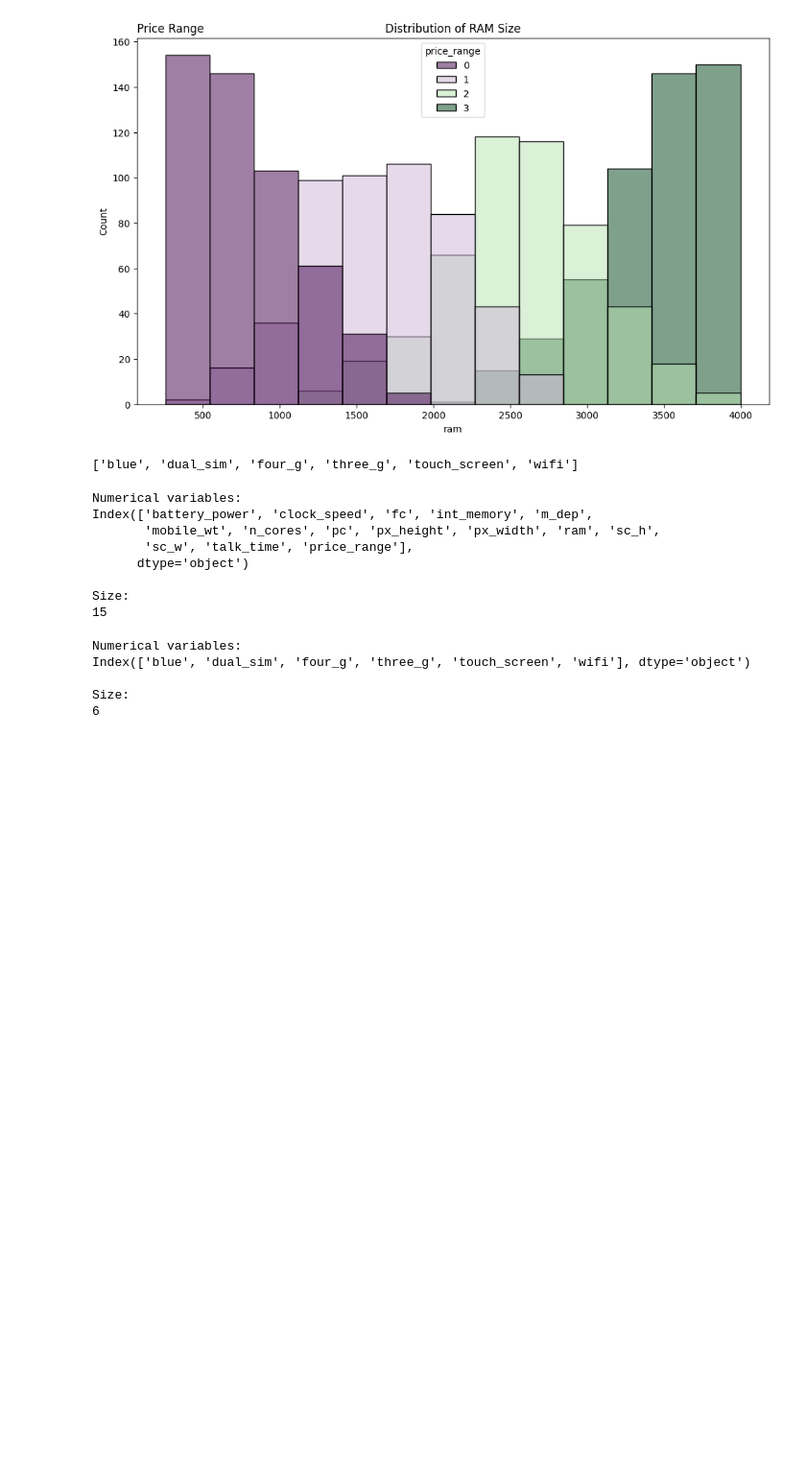
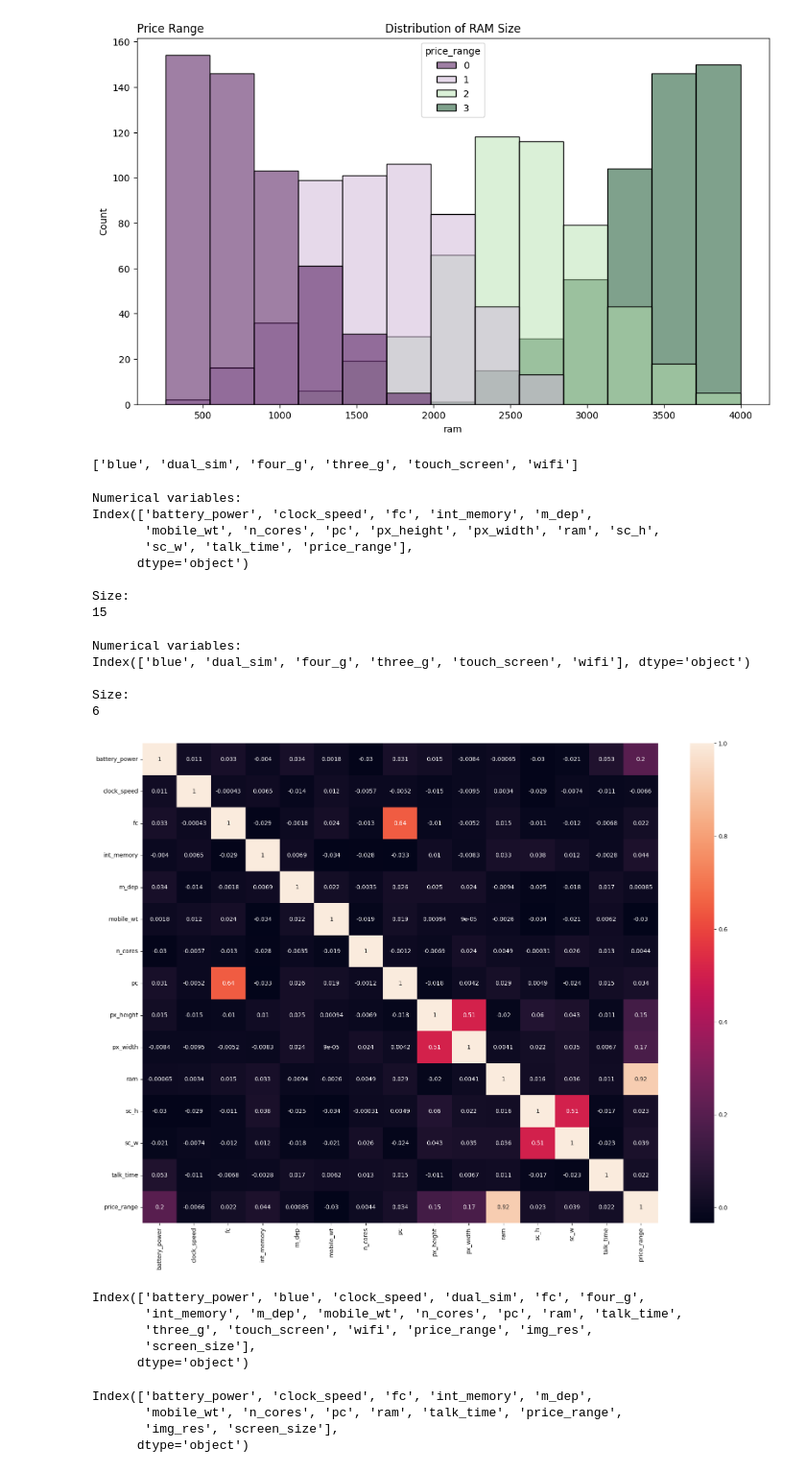
Before and after one commit to l-vice/Python, a Jupyter notebook: Introduction to Machine Learning with Python/02 - Supervised Learning/02pr_rf_mobdata.ipynb, the cells around one changed output. Shown at 96% size. Saved outputs shown, nothing was run; the diff lists cells and outputs as text; code cells hidden in the pictures; blank space fills up the shorter version.

Commit message:
Finalized the analysis on mobile dataset using model optimization and feature engineering

```diff
--- a/Introduction to Machine Learning with Python/02 - Supervised Learning/02pr_rf_mobdata.ipynb
+++ b/Introduction to Machine Learning with Python/02 - Supervised Learning/02pr_rf_mobdata.ipynb
@@ -278,0 +309,12 @@ grr = scatter_matrix(numerical_variables_df, c=y, figsize=(15,15),
+# %%
+# Let's display a correlation plot of our numerical variables
+plt.figure(figsize=(20, 15))
+
+ax = sns.heatmap(numerical_variables.corr(), annot=True)
+# High correlations:
+#  fc x pc = 0.64 correlation = FIX: Leave as is since they are separate features
+#  px_height x px_width = 0.51 correlation = FIX: COMBINE - IMAGE RESOLUTION HxW
+#  sc_h x sc_width = 0.51 correlation = FIX: COMBINE - PHONE AREA OR SIZE
+# price_range x ram = 0.92 correlation FIX: KEEP, target and prediction correlation is a good thing
+# %% [output]
+[figure, added]
@@ -278,0 +341,21 @@ grr = scatter_matrix(numerical_variables_df, c=y, figsize=(15,15),
+# %%
+# We drop the leftover columns
+to_remove = ['sc_h', 'sc_w', 'px_height', 'px_width']
+mob = mob.drop(labels=to_remove, axis=1)
+print(mob.columns)
+# %% [output]
+Index(['battery_power', 'blue', 'clock_speed', 'dual_sim', 'fc', 'four_g',
+       'int_memory', 'm_dep', 'mobile_wt', 'n_cores', 'pc', 'ram', 'talk_time',
+       'three_g', 'touch_screen', 'wifi', 'price_range', 'img_res',
+       'screen_size'],
+      dtype='object')
+# %%
+# Let's update our numerical_variables set
+numerical_variables = mob.drop(labels=categoricals, axis=1)
+
+print(numerical_variables.columns)
+# %% [output]
+Index(['battery_power', 'clock_speed', 'fc', 'int_memory', 'm_dep',
+       'mobile_wt', 'n_cores', 'pc', 'ram', 'talk_time', 'price_range',
+       'img_res', 'screen_size'],
+      dtype='object')
```
Also changed, not shown: parts of 47 cells of this notebook.
